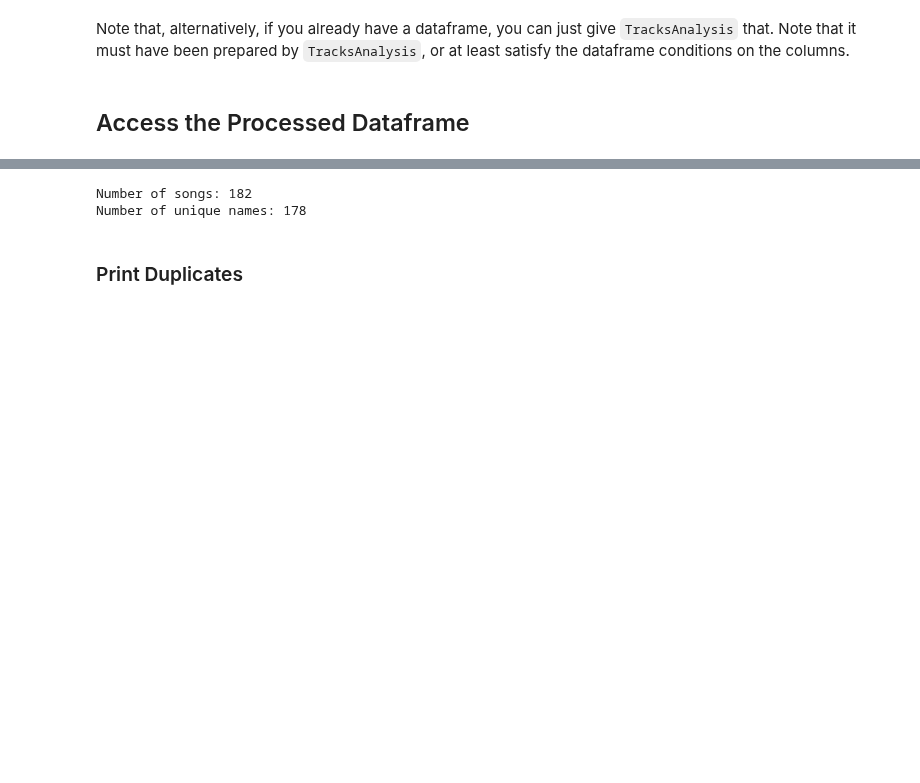
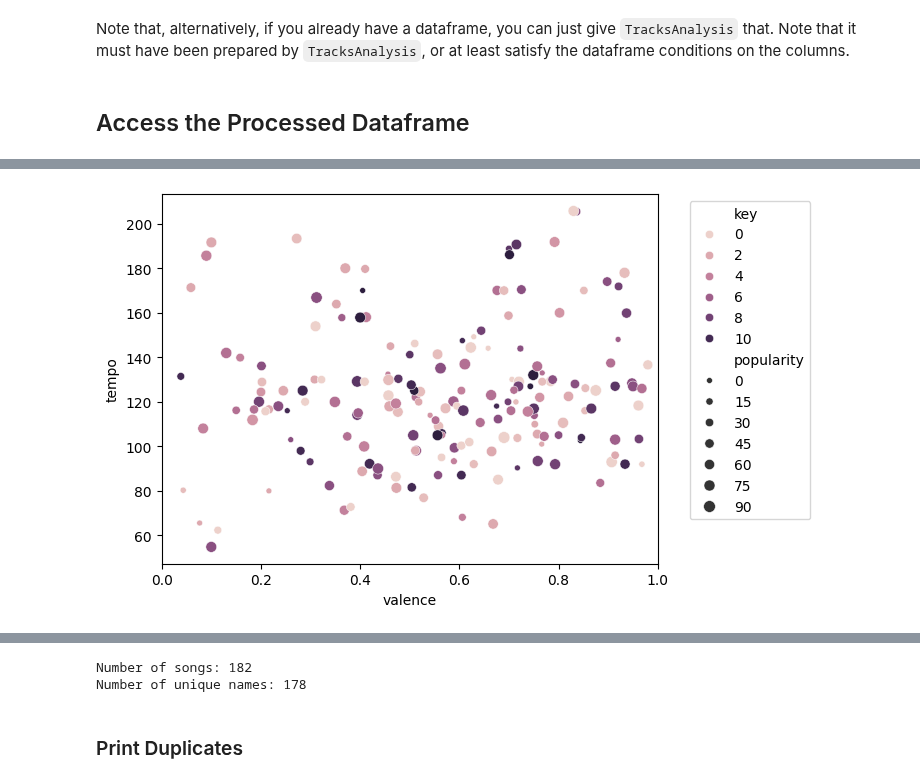
Before and after one commit to thorwhalen/sung, a Jupyter notebook: misc/playlist_analysis.ipynb, the cells around one changed output, grey strips where cells are left out. Saved outputs shown, nothing was run; the diff lists cells and outputs as text; code cells hidden in the pictures; blank space fills up the shorter version.

```diff
--- a/misc/playlist_analysis.ipynb
+++ b/misc/playlist_analysis.ipynb
@@ -31,0 +69,4 @@ ta.df.head()
+# %%
+ta.plot_features_scatter(x='valence', y='tempo', hue='key')
+# %% [output]
+[figure, added]
```
Also changed, not shown: parts of 11 cells of this notebook, 5 other files.
